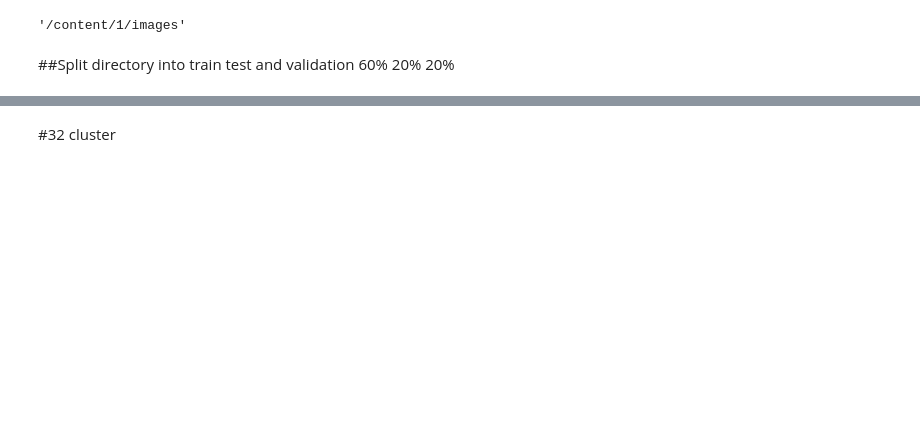
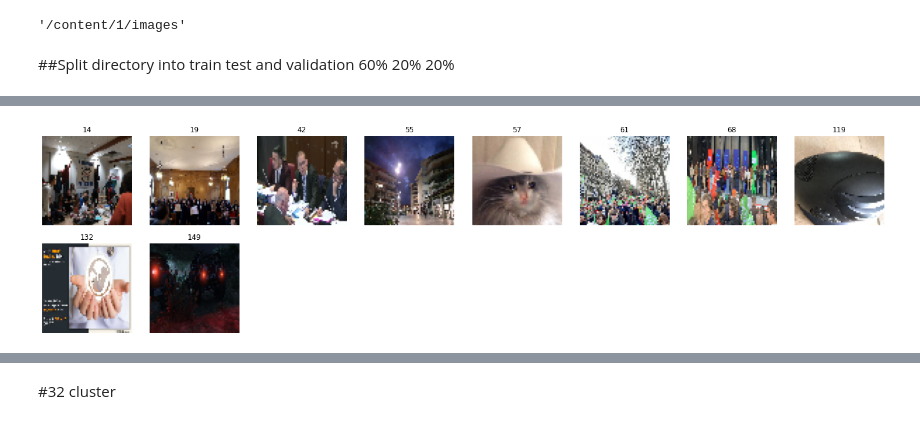
Before and after one commit to massinoLight/ProjetNedra, a Jupyter notebook: projetNedra.ipynb, the cells around one changed output, grey strips where cells are left out. Saved outputs shown, nothing was run; the diff lists cells and outputs as text; code cells hidden in the pictures; blank space fills up the shorter version.

```diff
--- a/projetNedra.ipynb
+++ b/projetNedra.ipynb
@@ -286,0 +310,4 @@ image: [963.90240474 676.95635194] is in cluster 21 centered at [0. 0. 0. ... 0.
+# %%
+draw_folder(class2)
+# %% [output]
+[figure, added]
```
Also changed, not shown: parts of 34 cells of this notebook.
